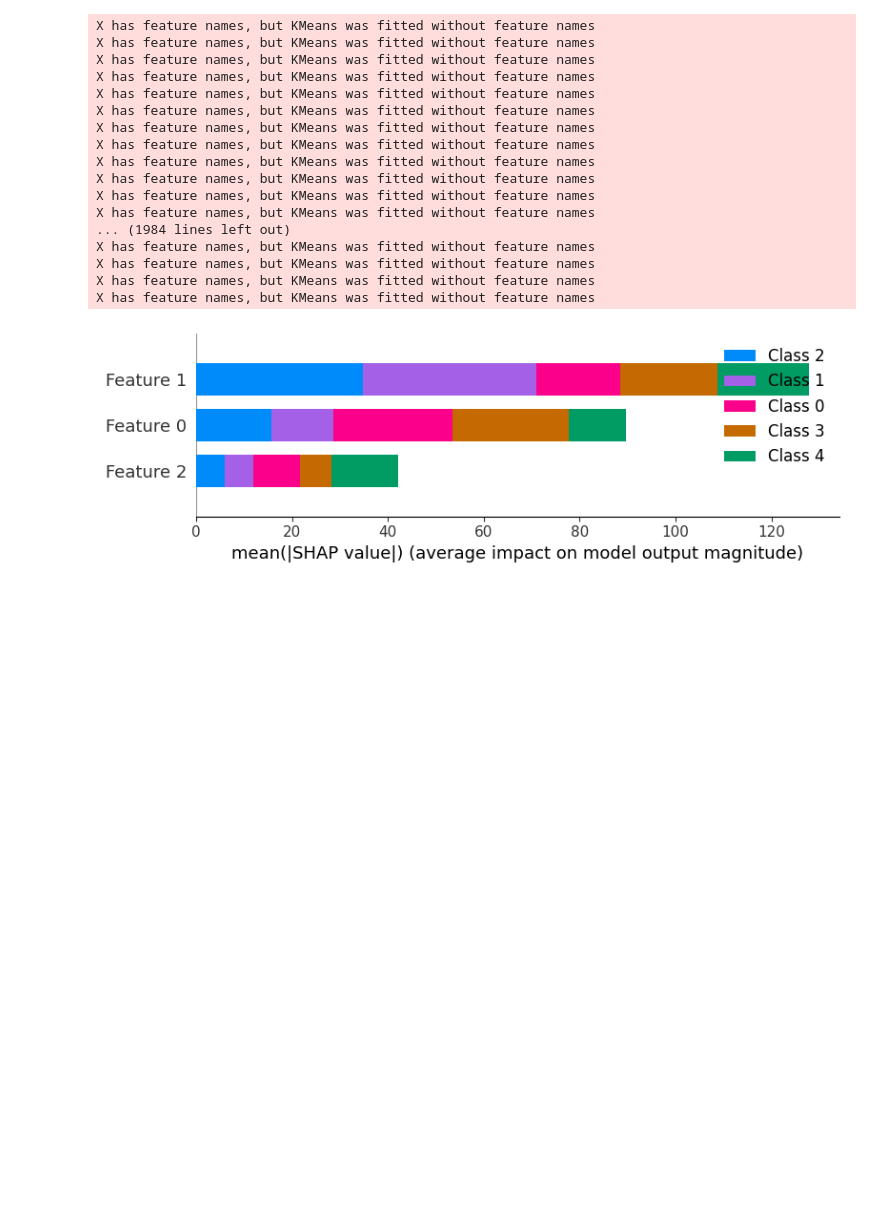
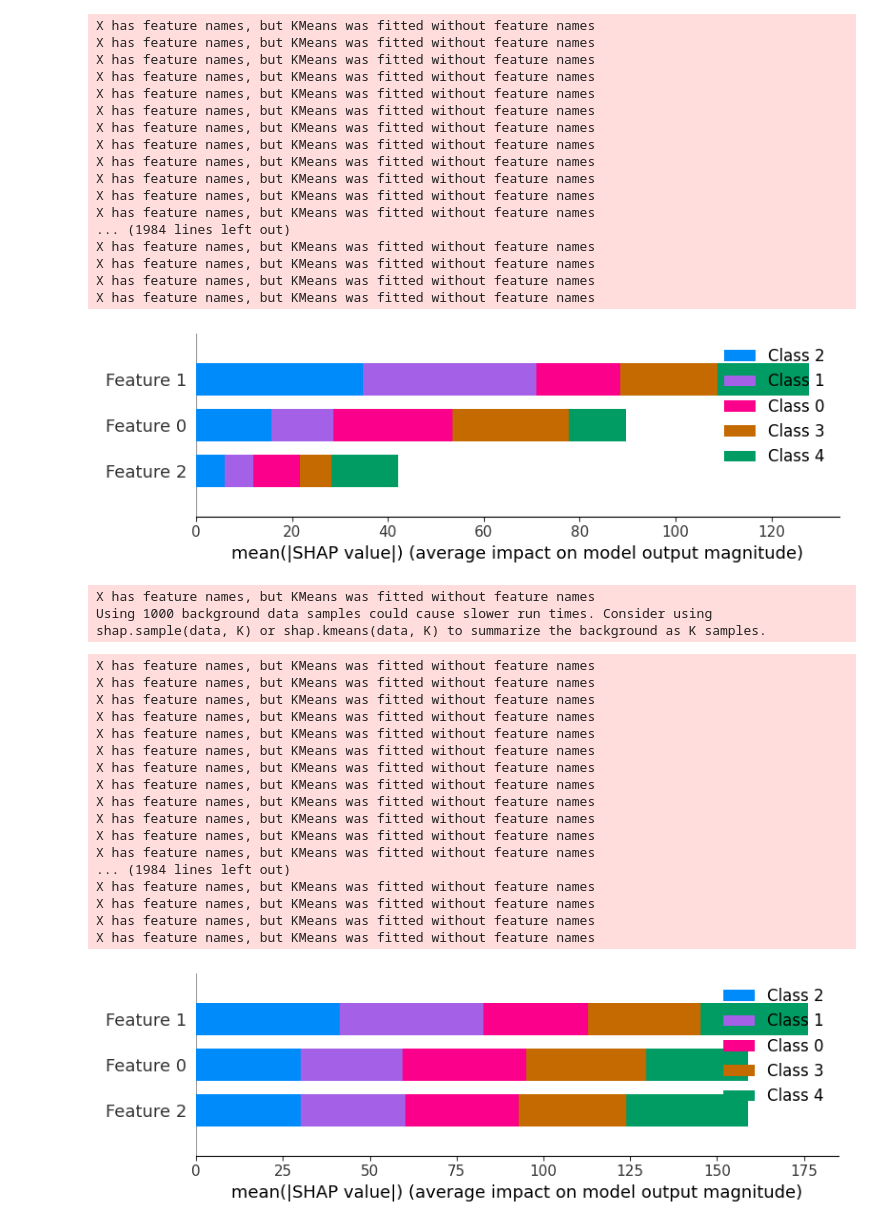
Before and after one commit to Jolza85/Projet10, a Jupyter notebook: Projet_10_nettoyage_et_analyse.ipynb, the cells around one changed output. Drawn from its saved outputs; the diff is of its cells as text; code cells hidden in the pictures; blank space fills up the shorter version.

Commit message:
download data shap for 3 models

```diff
--- a/Projet_10_nettoyage_et_analyse.ipynb
+++ b/Projet_10_nettoyage_et_analyse.ipynb
@@ -813,3 +820,31 @@ X has feature names, but KMeans was fitted without feature names
 X has feature names, but KMeans was fitted without feature names
 X has feature names, but KMeans was fitted without feature names
 [figure]
+# %%
+# Utiliser SHAP pour expliquer les distances aux clusters (Modèle CNN)
+explainer_cnn = shap.KernelExplainer(predict_cluster_distances, X_tsne_cnn)
+shap_values_cnn = explainer_cnn.shap_values(X_tsne_cnn)
+
+# Visualiser l'importance des features
+shap.summary_plot(shap_values_cnn, X_tsne_cnn)
+# %% [output]
+X has feature names, but KMeans was fitted without feature names
+Using 1000 background data samples could cause slower run times. Consider using shap.sample(data, K) or shap.kmeans(data, K) to summarize the background as K samples.
+X has feature names, but KMeans was fitted without feature names
+X has feature names, but KMeans was fitted without feature names
+X has feature names, but KMeans was fitted without feature names
+X has feature names, but KMeans was fitted without feature names
+X has feature names, but KMeans was fitted without feature names
+X has feature names, but KMeans was fitted without feature names
+X has feature names, but KMeans was fitted without feature names
+X has feature names, but KMeans was fitted without feature names
+X has feature names, but KMeans was fitted without feature names
+X has feature names, but KMeans was fitted without feature names
+X has feature names, but KMeans was fitted without feature names
+X has feature names, but KMeans was fitted without feature names
+... (1984 lines left out)
+X has feature names, but KMeans was fitted without feature names
+X has feature names, but KMeans was fitted without feature names
+X has feature names, but KMeans was fitted without feature names
+X has feature names, but KMeans was fitted without feature names
+[figure, added]
```
Also changed, not shown: parts of 11 cells of this notebook, 3 other files.
